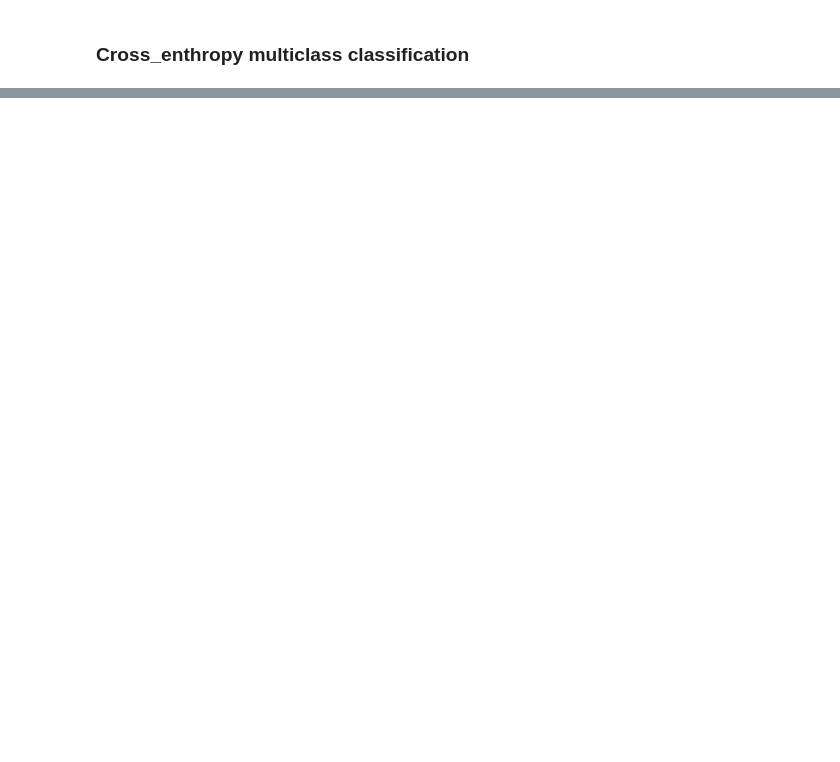
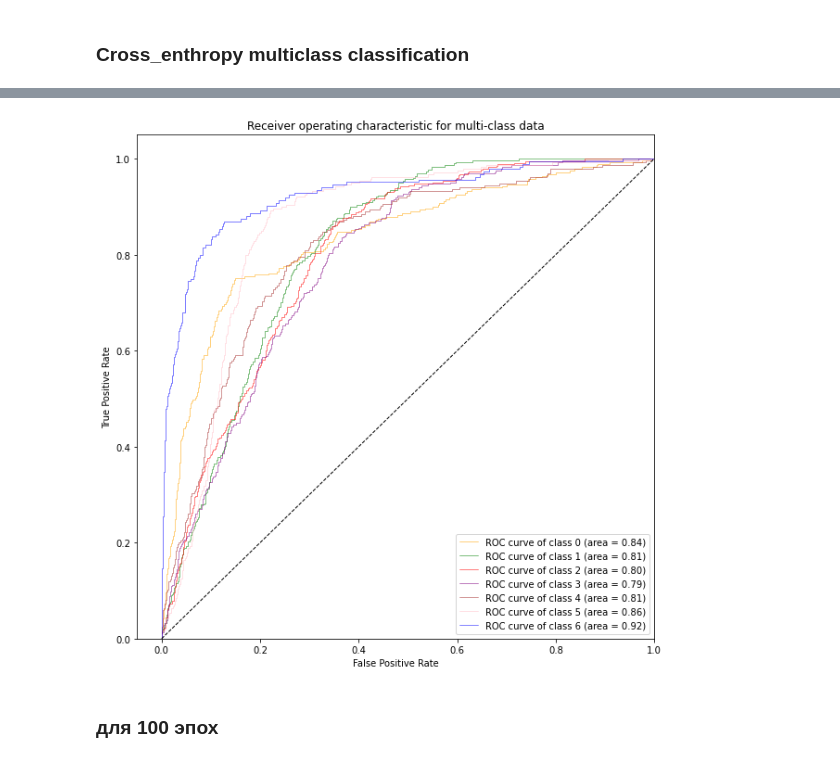
Before and after one commit to Ni-oS/GAN-bacteries, a Jupyter notebook: biN.ipynb, the cells around one changed output, grey strips where cells are left out. Cells and saved outputs as stored; diff of their text form; code cells hidden in the pictures; blank space fills up the shorter version.

```diff
--- a/biN.ipynb
+++ b/biN.ipynb
@@ -986,0 +882,10 @@ graph_roc_multiclass(test_quick,"small_cnn_test",n_classes = 7)
+# %%
+oracle_val = dict(val_df[['seq','label']].values)
+
+test_quick_val, y_pred_val = quick_seq_pred(model30, oracle_val.keys(), oracle_val)
+# %%
+graph_roc_multiclass(test_quick_val, y_pred_val, n_classes = 7)
+# %% [output]
+[figure, added]
+# %% [markdown]
+### для 100 эпох
```
Also changed, not shown: parts of 36 cells of this notebook.
